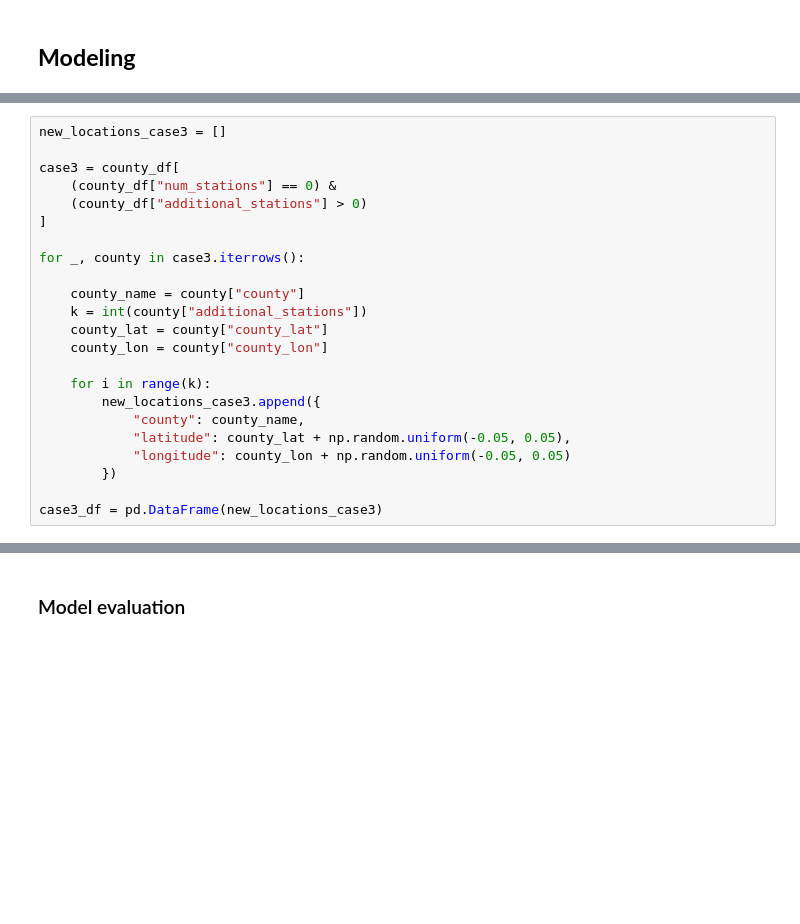
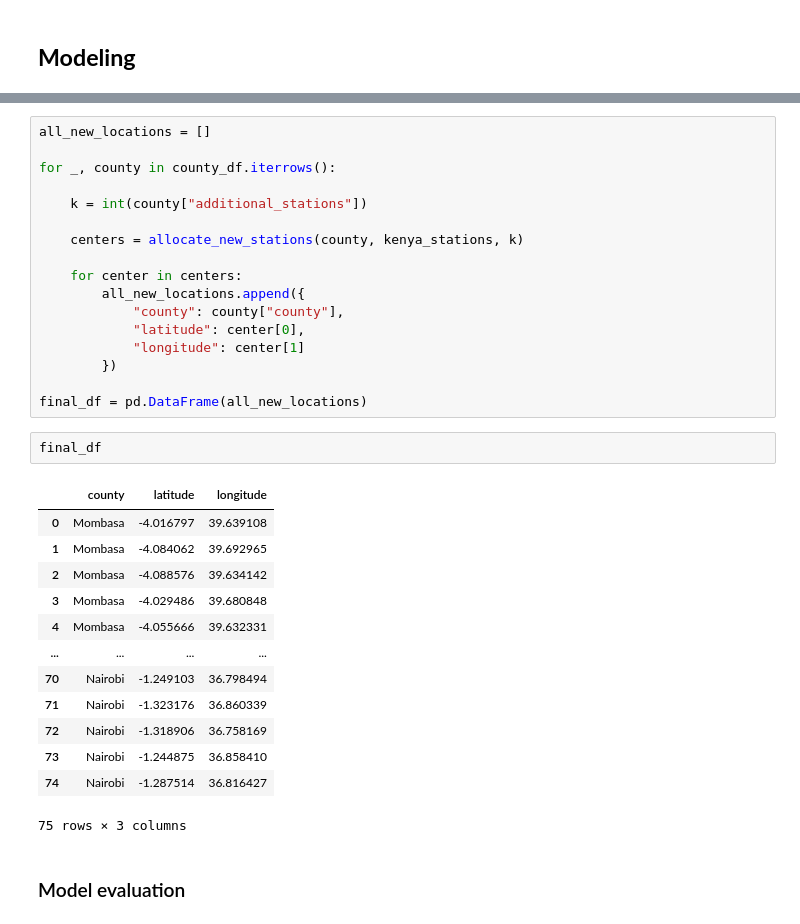
Before and after one commit to maryannngongi/EV_Charging_Stations_Optimization, a Jupyter notebook: index.ipynb, the cells around one changed output, grey strips where cells are left out. Saved outputs shown, nothing was run; the diff lists cells and outputs as text; blank space fills up the shorter version.

```diff
--- a/index.ipynb
+++ b/index.ipynb
@@ -952,23 +882,0 @@ case2_df = pd.DataFrame(new_locations_case2)
-# %%
-new_locations_case3 = []
-
-case3 = county_df[
-    (county_df["num_stations"] == 0) &
-    (county_df["additional_stations"] > 0)
-]
-
-for _, county in case3.iterrows():
-
-    county_name = county["county"]
-    k = int(county["additional_stations"])
-    county_lat = county["county_lat"]
-    county_lon = county["county_lon"]
-
-    for i in range(k):
-        new_locations_case3.append({
-            "county": county_name,
-            "latitude": county_lat + np.random.uniform(-0.05, 0.05),
-            "longitude": county_lon + np.random.uniform(-0.05, 0.05)
-        })
-
-case3_df = pd.DataFrame(new_locations_case3)
@@ -1010,3 +923,36 @@ all_new_stations
+# %%
+all_new_locations = []
+
+for _, county in county_df.iterrows():
+
+    k = int(county["additional_stations"])
+
+    centers = allocate_new_stations(county, kenya_stations, k)
+
+    for center in centers:
+        all_new_locations.append({
+            "county": county["county"],
+            "latitude": center[0],
+            "longitude": center[1]
+        })
+
+final_df = pd.DataFrame(all_new_locations)
+# %%
+final_df
+# %% [output]
+|  | county | latitude | longitude |
+| 0 | Mombasa | -4.016797 | 39.639108 |
+| 1 | Mombasa | -4.084062 | 39.692965 |
+| 2 | Mombasa | -4.088576 | 39.634142 |
+| 3 | Mombasa | -4.029486 | 39.680848 |
+| 4 | Mombasa | -4.055666 | 39.632331 |
+| ... | ... | ... | ... |
+| 70 | Nairobi | -1.249103 | 36.798494 |
+| 71 | Nairobi | -1.323176 | 36.860339 |
+| 72 | Nairobi | -1.318906 | 36.758169 |
+| 73 | Nairobi | -1.244875 | 36.858410 |
+| 74 | Nairobi | -1.287514 | 36.816427 |
+75 rows × 3 columns
 # %% [markdown]
 ### Model evaluation
 # %% [markdown]
```
Also changed, not shown: parts of 16 cells of this notebook, 1 other file.
